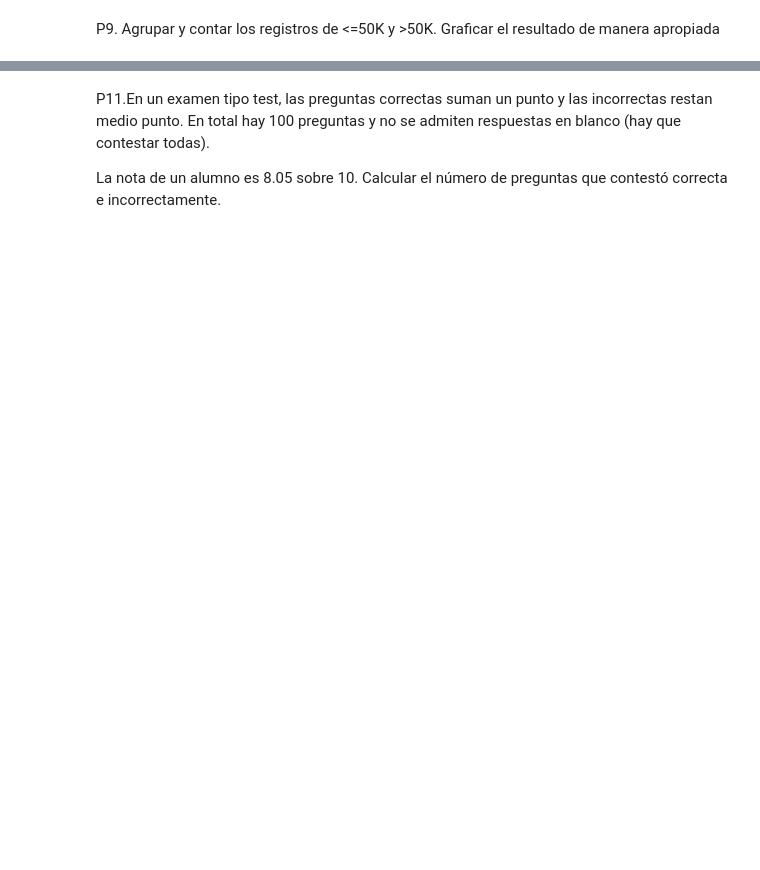
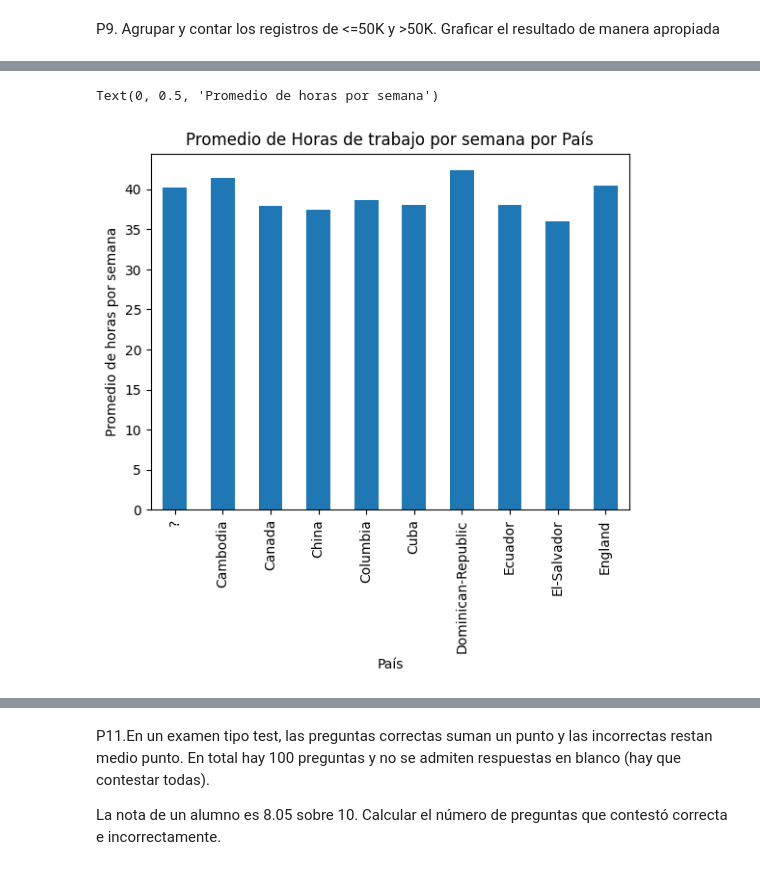
Before and after one commit to Xavier-ML/BIOESTADISTICA-XAVIER-ML, a Jupyter notebook: Examen_Final_Preguntas.ipynb, the cells around one changed output, grey strips where cells are left out. Drawn from its saved outputs; the diff is of its cells as text; code cells hidden in the pictures; blank space fills up the shorter version.

```diff
--- a/Examen_Final_Preguntas.ipynb
+++ b/Examen_Final_Preguntas.ipynb
@@ -191,0 +213,3 @@ P8. Determinar el número de horas promedio por semana que se trabaja en cada pa
+# %%
+promediodehorasporpais = datos[datos.salary == "<=50K"].groupby(["native-country", ])["hours-per-week"].mean()
+promediodehorasporpais
@@ -193,0 +256,9 @@ P9. Agrupar y contar los registros de <=50K y >50K. Graficar el resultado de man
+# %%
+import matplotlib.pyplot as plt
+promediodehorasporpais.head(10).plot.bar()
+plt.title('Promedio de Horas de trabajo por semana por País')
+plt.xlabel('País')
+plt.ylabel('Promedio de horas por semana')
+# %% [output]
+Text(0, 0.5, 'Promedio de horas por semana')
+[figure, added]
```
Also changed, not shown: parts of 7 cells of this notebook.
